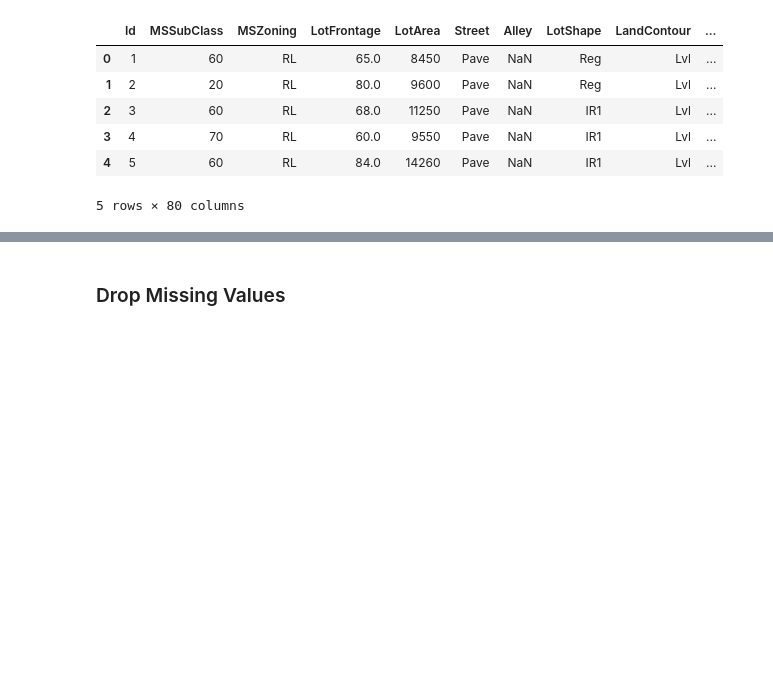
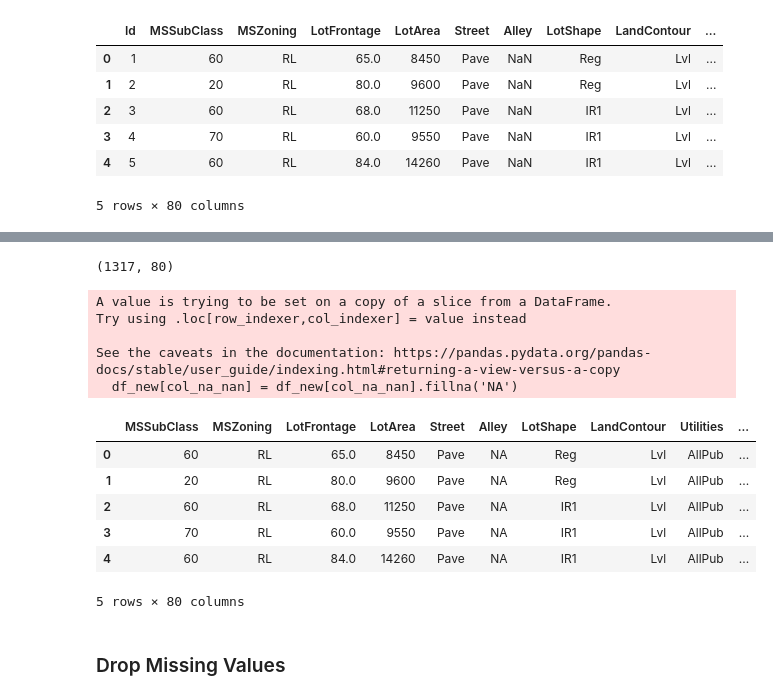
Before and after one commit to fpinnola/CS559-housing-price-prediction, a Jupyter notebook: Housing Price Prediction.ipynb, the cells around one changed output, grey strips where cells are left out. Cells and saved outputs as stored; diff of their text form; code cells hidden in the pictures; blank space fills up the shorter version.

```diff
--- a/Housing Price Prediction.ipynb
+++ b/Housing Price Prediction.ipynb
@@ -35,3 +79,38 @@ df.head()
+# %%
+# Fill Columns where 'NA' isnt NaN
+
+col_na_nan = ['MiscFeature',
+          'Fence',
+          'PoolQC',
+          'GarageCond',
+          'GarageQual',
+          'GarageFinish',
+          'GarageType',
+          'FireplaceQu',
+          'BsmtFinType1',
+          'BsmtFinType2',
+          'BsmtExposure',
+          'BsmtQual',
+          'BsmtCond',
+          'Alley']
+
+df_new[col_na_nan] = df_new[col_na_nan].fillna('NA')
+print(df_new.shape)
+df_new.head()
+# %% [output]
+(1317, 80)
+A value is trying to be set on a copy of a slice from a DataFrame.
+Try using .loc[row_indexer,col_indexer] = value instead
+
+See the caveats in the documentation: https://pandas.pydata.org/pandas-docs/stable/user_guide/indexing.html#returning-a-view-versus-a-copy
+  df_new[col_na_nan] = df_new[col_na_nan].fillna('NA')
+|  | MSSubClass | MSZoning | LotFrontage | LotArea | Street | Alley | LotShape | LandContour | Utilities | ... |
+| 0 | 60 | RL | 65.0 | 8450 | Pave | NA | Reg | Lvl | AllPub | ... |
+| 1 | 20 | RL | 80.0 | 9600 | Pave | NA | Reg | Lvl | AllPub | ... |
+| 2 | 60 | RL | 68.0 | 11250 | Pave | NA | IR1 | Lvl | AllPub | ... |
+| 3 | 70 | RL | 60.0 | 9550 | Pave | NA | IR1 | Lvl | AllPub | ... |
+| 4 | 60 | RL | 84.0 | 14260 | Pave | NA | IR1 | Lvl | AllPub | ... |
+5 rows × 80 columns
 # %% [markdown]
 ### Drop Missing Values
 # %%
```
Also changed, not shown: parts of 25 cells of this notebook.
